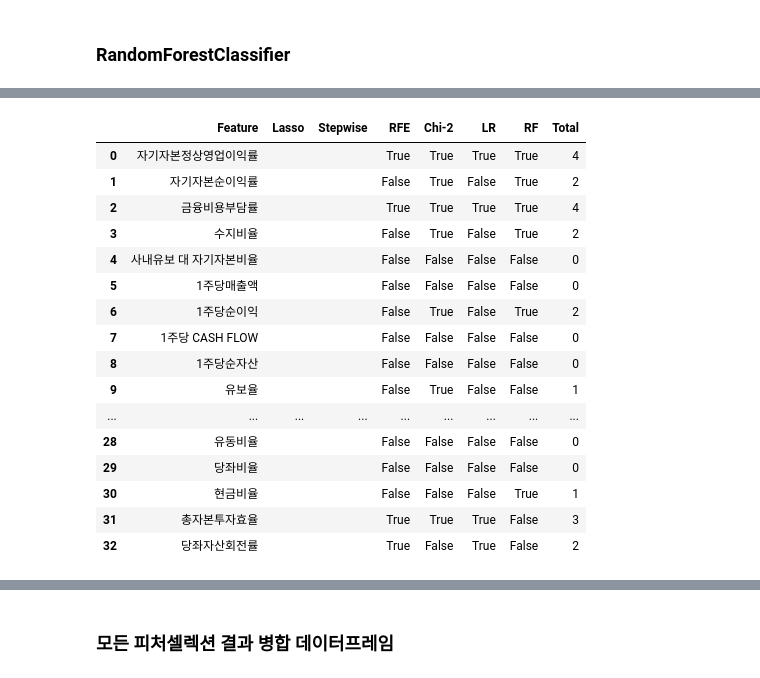
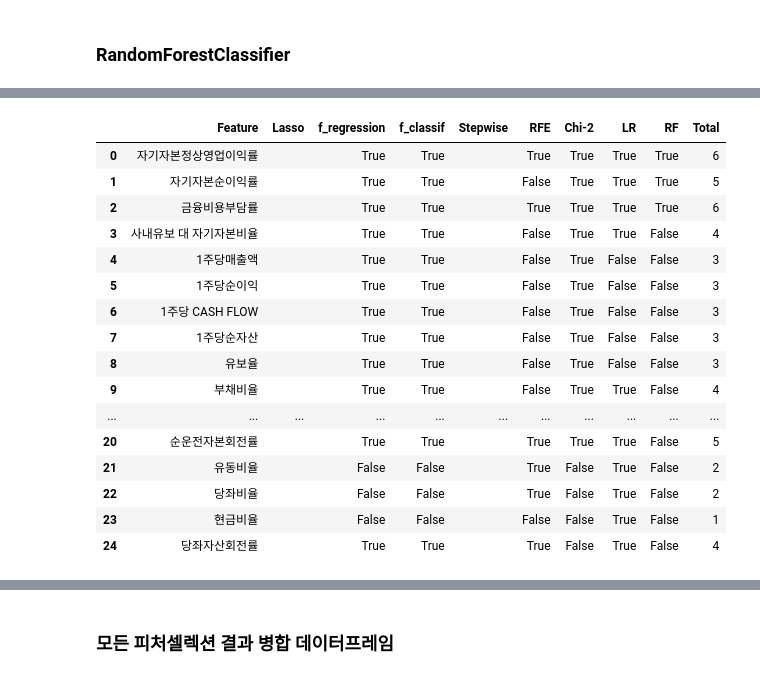
Before and after one commit to jkim0313/project2_quaero, a Jupyter notebook: 피처셀렉션/feature_selection_winsorized.ipynb, the cells around one changed output, grey strips where cells are left out. Drawn from its saved outputs; the diff is of its cells as text; code cells hidden in the pictures.

```diff
--- a/피처셀렉션/feature_selection_winsorized.ipynb
+++ b/피처셀렉션/feature_selection_winsorized.ipynb
@@ -522,0 +572,15 @@ Unselected features:  Index(['1주당매출액', '1주당순이익', '1주당 CA
+# %%
+from sklearn.feature_selection import SelectKBest
+from sklearn.feature_selection import f_classif
+
+f_classif_time = time.time()
+
+f_classif_selector = SelectKBest(f_classif, k=15)
+f_classif_selector.fit(X_train, y_train)
+print('SelectKBest f_classif 수행시간: {0:.1f}초'.format(time.time()-f_classif_time))
+
+f_classif_scores = pd.DataFrame()
+f_classif_scores['Feature'] = X_train.columns
+f_classif_scores['Support'] = f_classif_selector.get_support()
+
+f_classif_scores
@@ -531,7 +642,7 @@ from sklearn.preprocessing import MinMaxScaler
 chi_time = time.time()
 
 mm_X_train = MinMaxScaler().fit_transform(X_train)
-chi_selector = SelectKBest(chi2, k=10)
+chi_selector = SelectKBest(chi2, k=15)
 chi_selector.fit(mm_X_train, y_train)
 print('SelectKBest chi 수행시간: {0:.1f}초'.format(time.time()-chi_time))
 
@@ -592,7 +708,7 @@ from sklearn.feature_selection import SelectFromModel
 from sklearn.linear_model import LogisticRegression
 
 sfm_lr_time = time.time()
-sfm_lr = SelectFromModel(estimator=LogisticRegression(penalty='l1', solver='liblinear'), max_features=10).fit(X_train, y_train)
+sfm_lr = SelectFromModel(estimator=LogisticRegression(penalty='l1', solver='liblinear'), max_features=15).fit(X_train, y_train)
 sfm_lr.fit(X_train, y_train)
 print('SelectFromModel LogisticRegression 수행시간: {0:.1f}초'.format(time.time()-sfm_lr_time))
 
@@ -650,7 +771,7 @@ from sklearn.feature_selection import SelectFromModel
 from sklearn.ensemble import RandomForestClassifier
 
 sfm_rf_time = time.time()
-sfm_rf = SelectFromModel(RandomForestClassifier(n_estimators=100, max_features=10))
+sfm_rf = SelectFromModel(RandomForestClassifier(n_estimators=100, max_features=15))
 sfm_rf.fit(X_train, y_train)
 print('SelectFromModel RandomForest 수행시간: {0:.1f}초'.format(time.time()-sfm_rf_time))
 
@@ -702,34 +816,36 @@ plt.yticks([0])
 # %%
 features_df = pd.DataFrame()
 features_df['Feature'] = X_train.columns
 features_df['Lasso'] = ''
+features_df['f_regression'] = f_regression_scores['Support']
+features_df['f_classif'] = f_classif_scores['Support']
 features_df['Stepwise'] = ''
 features_df['RFE'] = rfe_scores['Support']
 features_df['Chi-2'] = chi_scores['Support']
 features_df['LR'] = sfm_lr_scores['Support']
 features_df['RF'] = sfm_rf_scores['Support']
 
-count = features_df[['Lasso', 'Stepwise', 'RFE', 'Chi-2', 'LR', 'RF']].sum(axis=1)
+count = features_df[['Lasso', 'f_regression', 'f_classif', 'Stepwise', 'RFE', 'Chi-2', 'LR', 'RF']].sum(axis=1)
 features_df['Total'] = count
 features_df
 # %% [output]
-|  | Feature | Lasso | Stepwise | RFE | Chi-2 | LR | RF | Total |
-| 0 | 자기자본정상영업이익률 |  |  | True | True | True | True | 4 |
-| 1 | 자기자본순이익률 |  |  | False | True | False | True | 2 |
-| 2 | 금융비용부담률 |  |  | True | True | True | True | 4 |
-| 3 | 수지비율 |  |  | False | True | False | True | 2 |
-| 4 | 사내유보 대 자기자본비율 |  |  | False | False | False | False | 0 |
-| 5 | 1주당매출액 |  |  | False | False | False | False | 0 |
-| 6 | 1주당순이익 |  |  | False | True | False | True | 2 |
-| 7 | 1주당 CASH FLOW |  |  | False | False | False | False | 0 |
-| 8 | 1주당순자산 |  |  | False | False | False | False | 0 |
-| 9 | 유보율 |  |  | False | True | False | False | 1 |
-| ... | ... | ... | ... | ... | ... | ... | ... | ... |
-| 28 | 유동비율 |  |  | False | False | False | False | 0 |
-| 29 | 당좌비율 |  |  | False | False | False | False | 0 |
-| 30 | 현금비율 |  |  | False | False | False | True | 1 |
-| 31 | 총자본투자효율 |  |  | True | True | True | False | 3 |
-| 32 | 당좌자산회전률 |  |  | True | False | True | False | 2 |
+|  | Feature | Lasso | f_regression | f_classif | Stepwise | RFE | Chi-2 | LR | RF | Total |
+| 0 | 자기자본정상영업이익률 |  | True | True |  | True | True | True | True | 6 |
+| 1 | 자기자본순이익률 |  | True | True |  | False | True | True | True | 5 |
+| 2 | 금융비용부담률 |  | True | True |  | True | True | True | True | 6 |
+| 3 | 사내유보 대 자기자본비율 |  | True | True |  | False | True | True | False | 4 |
+| 4 | 1주당매출액 |  | True | True |  | False | True | False | False | 3 |
+| 5 | 1주당순이익 |  | True | True |  | False | True | False | False | 3 |
+| 6 | 1주당 CASH FLOW |  | True | True |  | False | True | False | False | 3 |
+| 7 | 1주당순자산 |  | True | True |  | False | True | False | False | 3 |
+| 8 | 유보율 |  | True | True |  | False | True | False | False | 3 |
+| 9 | 부채비율 |  | True | True |  | False | True | True | False | 4 |
+| ... | ... | ... | ... | ... | ... | ... | ... | ... | ... | ... |
+| 20 | 순운전자본회전률 |  | True | True |  | True | True | True | False | 5 |
+| 21 | 유동비율 |  | False | False |  | True | False | True | False | 2 |
+| 22 | 당좌비율 |  | False | False |  | True | False | True | False | 2 |
+| 23 | 현금비율 |  | False | False |  | False | False | True | False | 1 |
+| 24 | 당좌자산회전률 |  | True | True |  | True | False | True | False | 4 |
 # %%
 df_lasso_bool = pd.DataFrame()
 df_lasso_bool['Feature'] = features_df['Feature']
```
Also changed, not shown: parts of 43 cells of this notebook.
